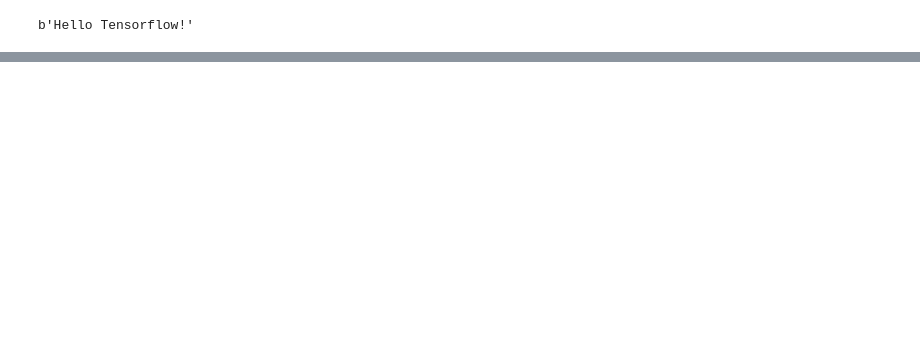
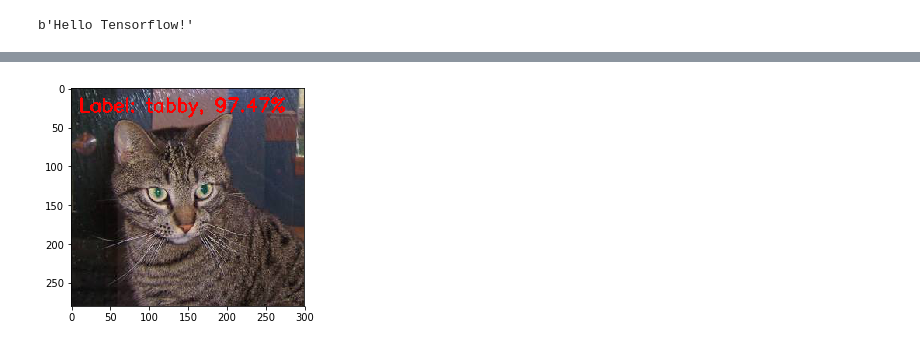
Before and after one commit to Qucy/UdacityMachineLearning, a Jupyter notebook: dog_vs_cat/dog_vs_cat.ipynb, the cells around one changed output, grey strips where cells are left out. Drawn from its saved outputs; the diff is of its cells as text; code cells hidden in the pictures; blank space fills up the shorter version.

```diff
--- a/dog_vs_cat/dog_vs_cat.ipynb
+++ b/dog_vs_cat/dog_vs_cat.ipynb
@@ -30,0 +84,5 @@ ImportError: Could not import PIL.Image. The use of `array_to_img` requires PIL.
+# %%
+# Test Inception
+preditcByModuleName('inception', img_path)
+# %% [output]
+[figure, added]
```
Also changed, not shown: parts of 8 cells of this notebook.
